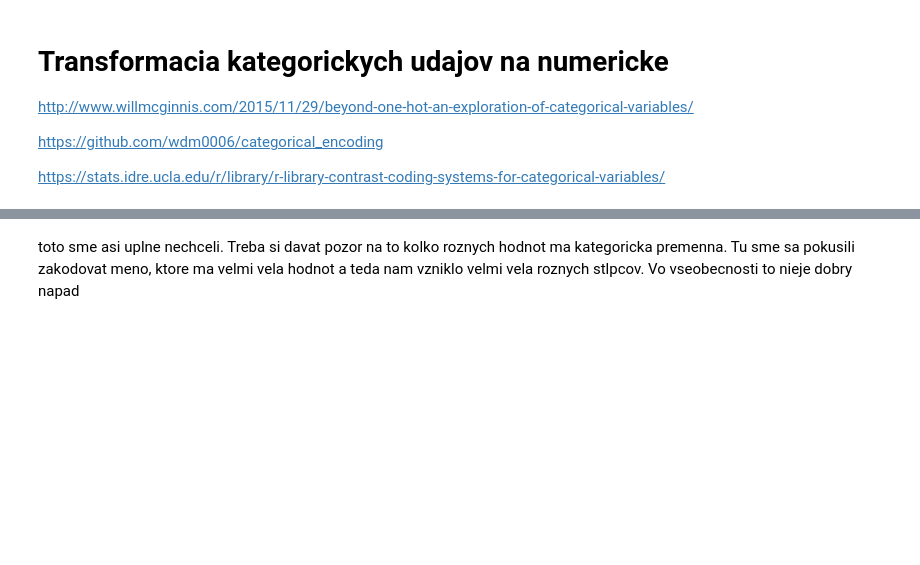
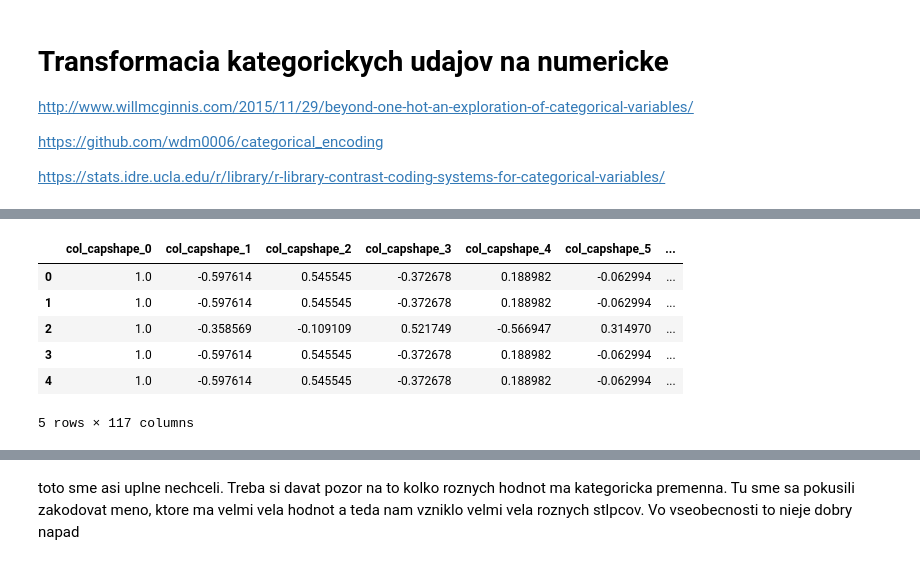
Before and after one commit to martinmocko/vos-2017, a Jupyter notebook: Feature engineering.ipynb, the cells around one changed output, grey strips where cells are left out. Saved outputs shown, nothing was run; the diff lists cells and outputs as text; code cells hidden in the pictures; blank space fills up the shorter version.

```diff
--- a/Feature engineering.ipynb
+++ b/Feature engineering.ipynb
@@ -366,18 +416,26 @@ y # kedze sme mali len 2 triedy, tak tam mame len hodnoty 0 a 1
 # pip install category_encoders
 import category_encoders as ce
 # %%
-encoder = ce.OrdinalEncoder()
-# encoder = ce.BinaryEncoder()
-# encoder = ce.PolynomialEncoder()
+#encoder = ce.OrdinalEncoder()
+#encoder = ce.BinaryEncoder()
+encoder = ce.PolynomialEncoder()
 # encoder = ce.HashingEncoder()
 
 # encoder = ce.HelmertEncoder()
-# encoder = ce.OneHotEncoder() # tento je aj v sklearn.preprocessing.OneHotEncoder, tu su ale vsetky a maju rovnaky predpis
+#encoder = ce.OneHotEncoder() # tento je aj v sklearn.preprocessing.OneHotEncoder, tu su ale vsetky a maju rovnaky predpis
 # encoder = ce.BackwardDifferenceEncoder()
 # encoder = ce.SumEncoder()
 # %%
 X_cleaned = encoder.fit_transform(X)
-X_cleaned.head(10)
+X_cleaned.head(5)
+# %% [output]
+|  | col_capshape_0 | col_capshape_1 | col_capshape_2 | col_capshape_3 | col_capshape_4 | col_capshape_5 | ... |
+| 0 | 1.0 | -0.597614 | 0.545545 | -0.372678 | 0.188982 | -0.062994 | ... |
+| 1 | 1.0 | -0.597614 | 0.545545 | -0.372678 | 0.188982 | -0.062994 | ... |
+| 2 | 1.0 | -0.358569 | -0.109109 | 0.521749 | -0.566947 | 0.314970 | ... |
+| 3 | 1.0 | -0.597614 | 0.545545 | -0.372678 | 0.188982 | -0.062994 | ... |
+| 4 | 1.0 | -0.597614 | 0.545545 | -0.372678 | 0.188982 | -0.062994 | ... |
+5 rows × 117 columns
 # %%
 encoder = ce.SumEncoder()
 encoder.fit(X, y*3+1) # nemam peknu target value, tak ju trochu ozvlastnim a pozriem sa, ci to zmenilo vytvorene stlpce.
```
Also changed, not shown: parts of 28 cells of this notebook, 2 other files.
